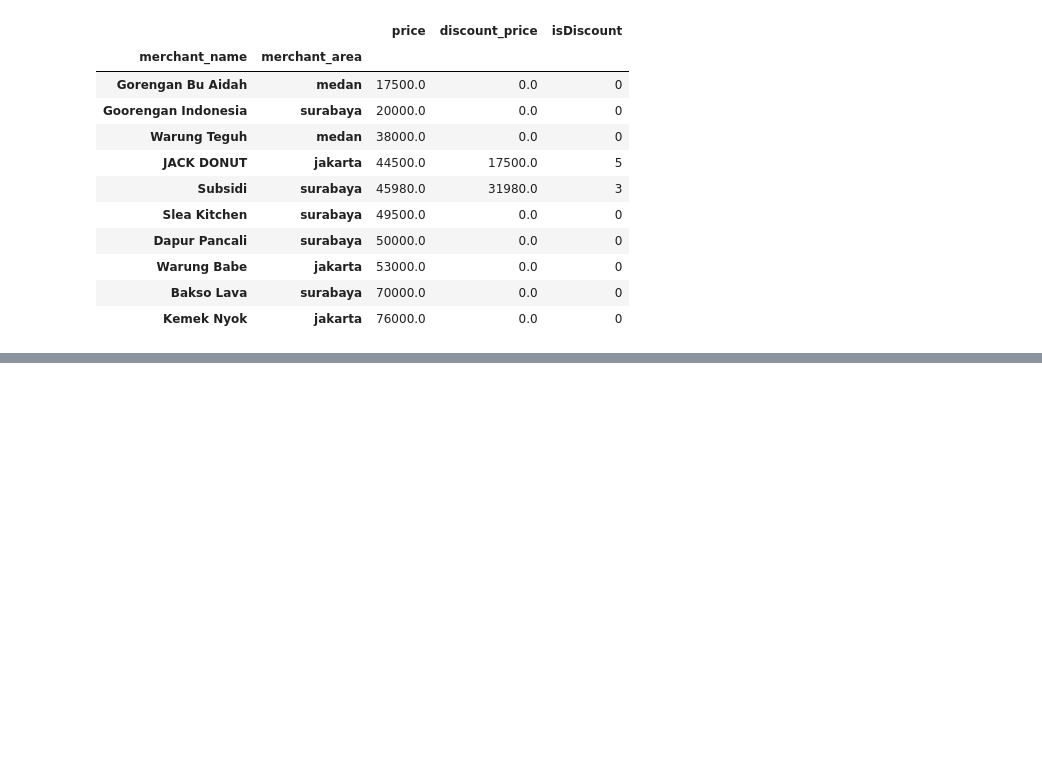
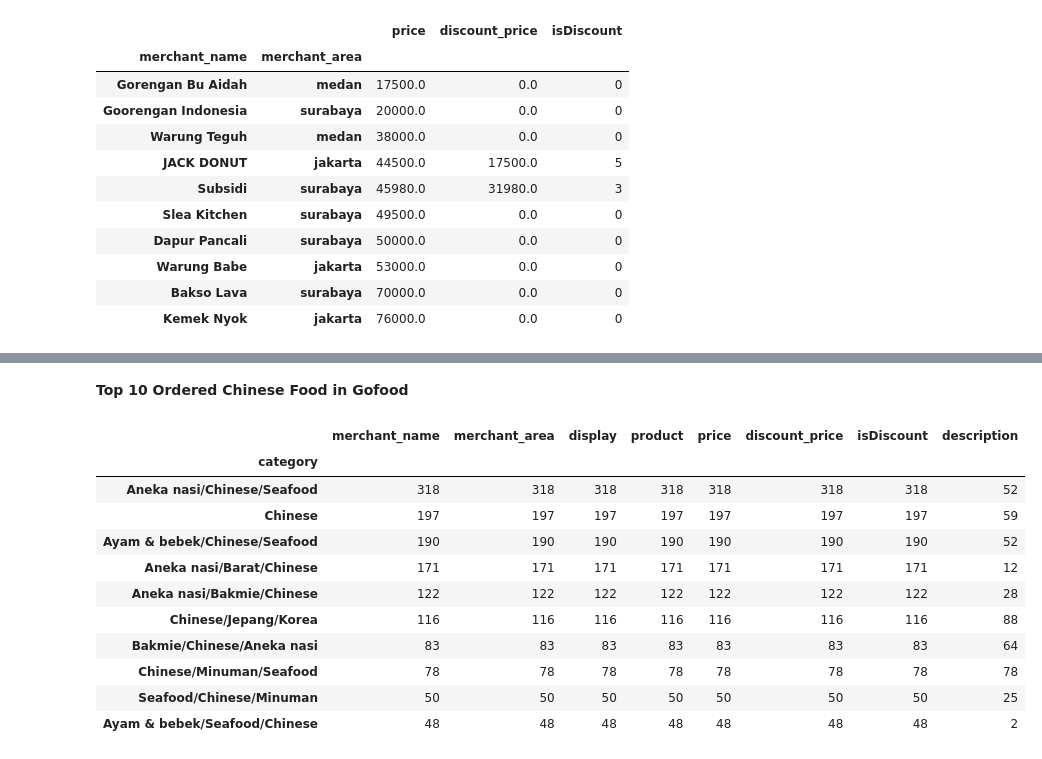
Before and after one commit to Edy-Mochamad/Analysis-Product-Revenue, a Jupyter notebook: produklist.ipynb, the cells around one changed output, grey strips where cells are left out. Drawn from its saved outputs; the diff is of its cells as text; code cells hidden in the pictures; blank space fills up the shorter version.

Commit message:
find most ordered chinese food in gofood

```diff
--- a/produklist.ipynb
+++ b/produklist.ipynb
@@ -190,0 +229,19 @@ dsrevenue.head(10)
+# %% [markdown]
+**Top 10 Ordered Chinese Food in Gofood**
+# %%
+dst_3 = dataset[dataset['category'].str.contains('Chinese')]
+dst_3 = dst_3.groupby(['category']).count().sort_values(by = 'price', ascending = False)
+dst_3.head(10)
+# %% [output]
+|  | merchant_name | merchant_area | display | product | price | discount_price | isDiscount | description |
+| category |  |  |  |  |  |  |  |  |
+| Aneka nasi/Chinese/Seafood | 318 | 318 | 318 | 318 | 318 | 318 | 318 | 52 |
+| Chinese | 197 | 197 | 197 | 197 | 197 | 197 | 197 | 59 |
+| Ayam & bebek/Chinese/Seafood | 190 | 190 | 190 | 190 | 190 | 190 | 190 | 52 |
+| Aneka nasi/Barat/Chinese | 171 | 171 | 171 | 171 | 171 | 171 | 171 | 12 |
+| Aneka nasi/Bakmie/Chinese | 122 | 122 | 122 | 122 | 122 | 122 | 122 | 28 |
+| Chinese/Jepang/Korea | 116 | 116 | 116 | 116 | 116 | 116 | 116 | 88 |
+| Bakmie/Chinese/Aneka nasi | 83 | 83 | 83 | 83 | 83 | 83 | 83 | 64 |
+| Chinese/Minuman/Seafood | 78 | 78 | 78 | 78 | 78 | 78 | 78 | 78 |
+| Seafood/Chinese/Minuman | 50 | 50 | 50 | 50 | 50 | 50 | 50 | 25 |
+| Ayam & bebek/Seafood/Chinese | 48 | 48 | 48 | 48 | 48 | 48 | 48 | 2 |
```
Also changed, not shown: parts of 5 cells of this notebook.
